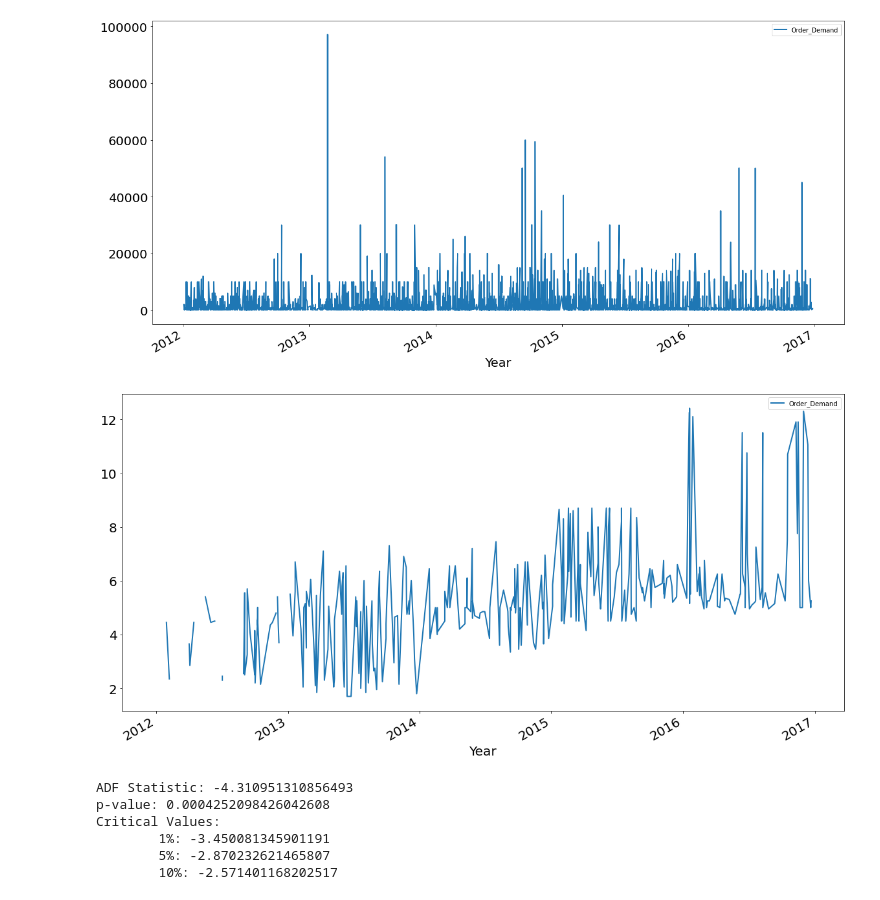
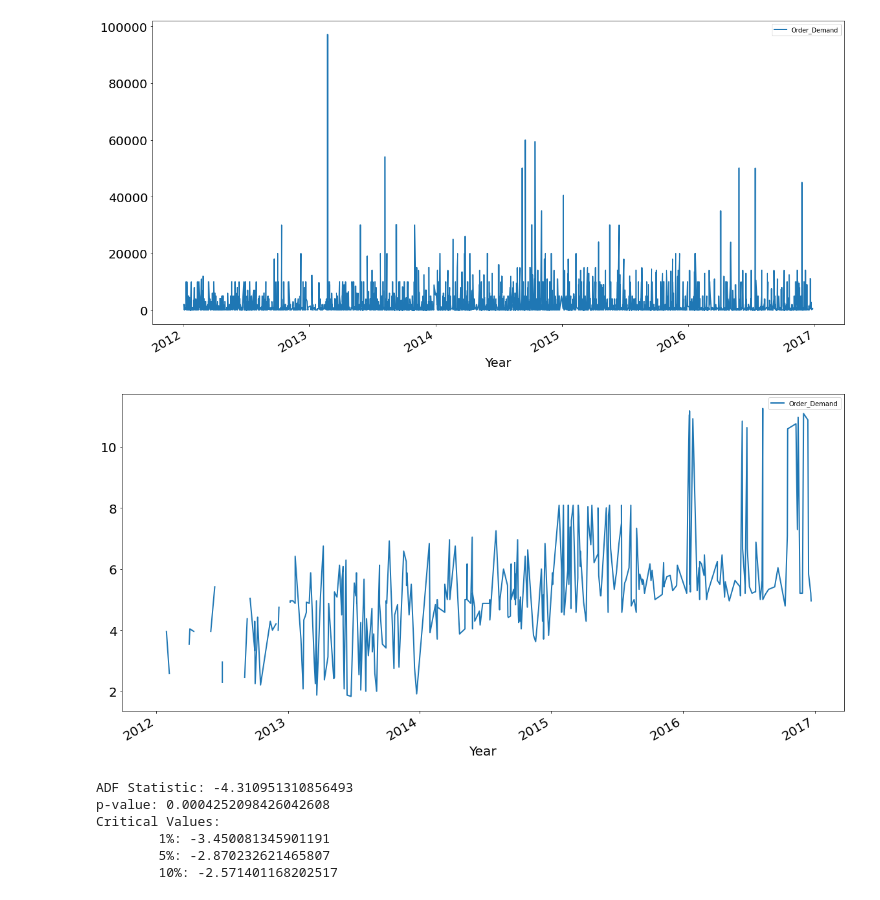
Before and after one commit to anissakhan/731-Project-5-Khan, a Jupyter notebook: Notebooks/731-Project5.ipynb, the cells around one changed output. Saved outputs shown, nothing was run; the diff lists cells and outputs as text; code cells hidden in the pictures.

```diff
--- a/Notebooks/731-Project5.ipynb
+++ b/Notebooks/731-Project5.ipynb
@@ -232,10 +239,10 @@ plt.xlabel('Year', fontsize=20);
 dfProd_check=dfProd[['Order_Demand']]
 dfProd2_check=dfProd2[['Order_Demand']]
 # %%
-dfProd_check.rolling(20).mean().plot(figsize=(20,10), linewidth=2, fontsize=20)
+dfProd_check.rolling(24).mean().plot(figsize=(20,10), linewidth=2, fontsize=20)
 plt.xlabel('Year', fontsize=20);
 # %% [output]
-[figure, old version]
+[figure, new version]
 # %%
 result = adfuller(dfProd_check['Order_Demand'])
 print('ADF Statistic: {}'.format(result[0]))
```
Also changed, not shown: parts of 26 cells of this notebook.
